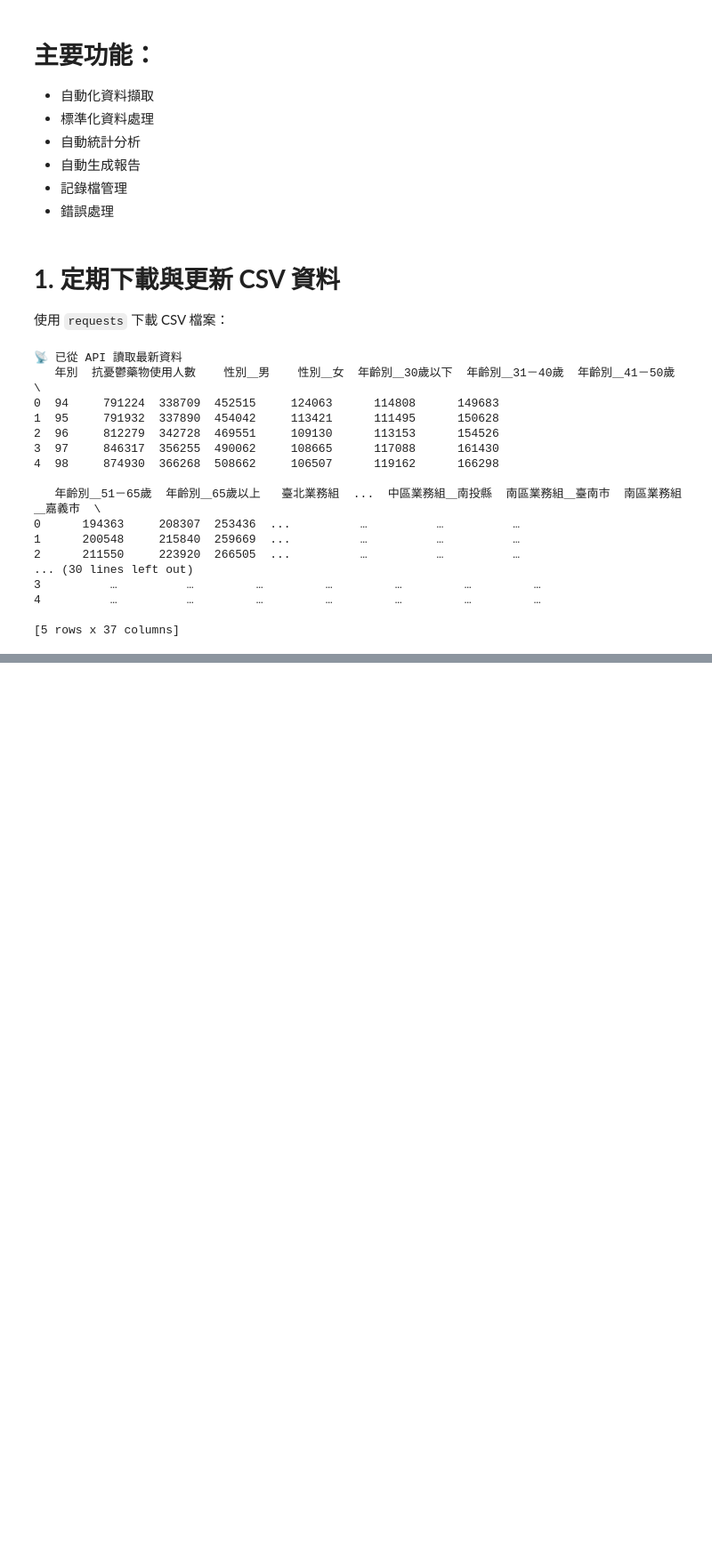
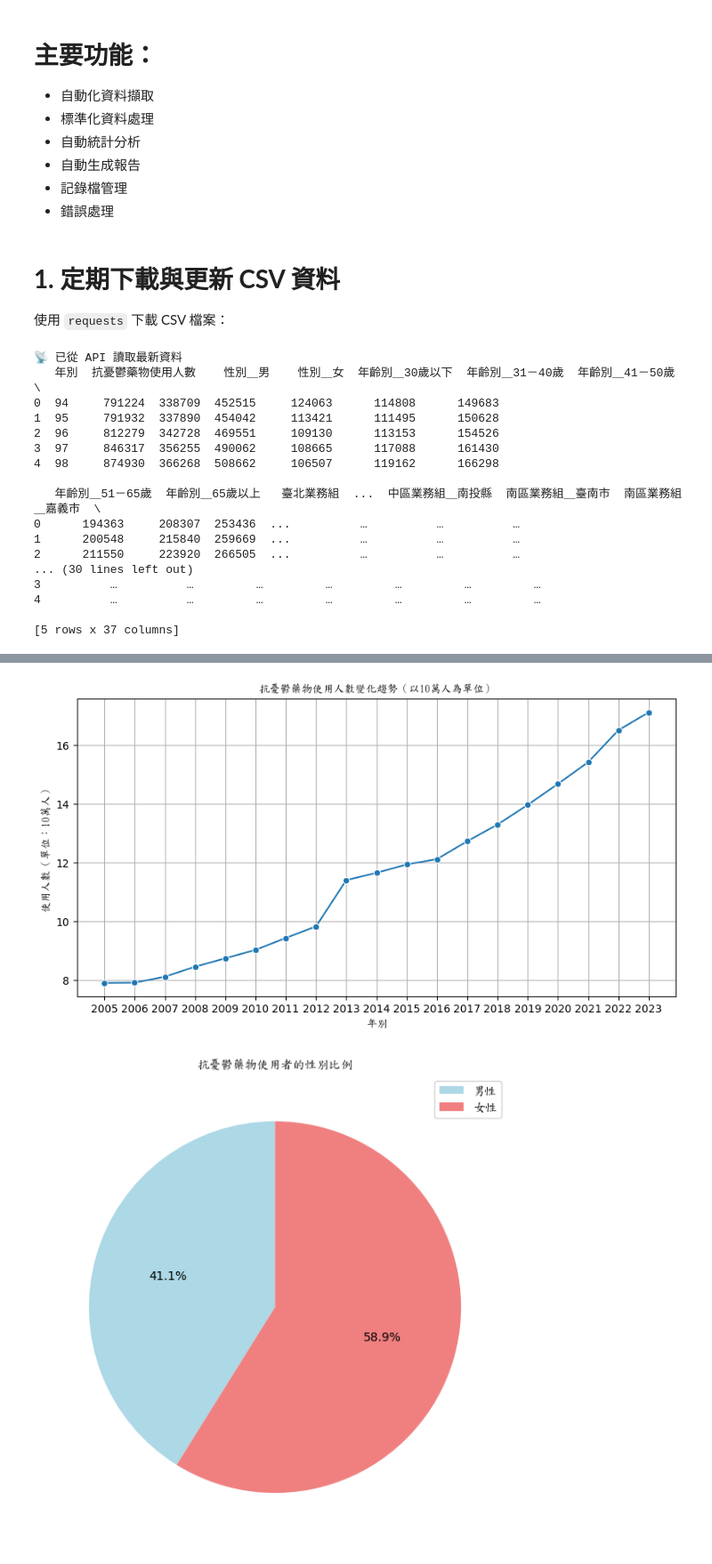
Before and after one commit to jeanbomb/Taiwan-antidepressant_usage, a Jupyter notebook: Taiwan antidepressant_usage.ipynb, the cells around one changed output, grey strips where cells are left out. Shown: that part at 89% size. Saved outputs shown, nothing was run; the diff lists cells and outputs as text; code cells hidden in the pictures; blank space fills up the shorter version.

Commit message:
Kaggle Notebook | 台灣抗憂鬱藥物使用人數 Taiwan antidepressant_usage | Version 4

```diff
--- a/Taiwan antidepressant_usage.ipynb
+++ b/Taiwan antidepressant_usage.ipynb
@@ -185,0 +98,19 @@ while True:
+# %%
+# 檢查缺失值
+print(df.isnull().sum())
+
+# 重新命名欄位以避免亂碼
+df = df.rename(columns=lambda x: x.strip().replace("＿", "_"))
+
+# 轉換年別為西元年
+df["年別"] = (df["年別"] + 1911).astype(int)
+
+# 轉換性別數據格式
+df["性別_男"] = df["性別_男"].astype(int)
+df["性別_女"] = df["性別_女"].astype(int)
+
+# 移除不必要的行政區欄位
+drop_columns = [col for col in df.columns if "業務組" in col]
+df_cleaned = df.drop(columns=drop_columns)
+
+print("✅ 資料清理完成")
@@ -185,0 +141,55 @@ while True:
+# %%
+import pandas as pd
+import matplotlib.pyplot as plt
+import seaborn as sns
+from matplotlib.font_manager import FontProperties
+from matplotlib import rcParams
+import warnings
+warnings.filterwarnings("ignore", category=FutureWarning)
+
+
+# 設定字型
+font = FontProperties(fname='/kaggle/input/fontchinese/Open_Data/Fonts/TW-Kai-98_1.ttf')
+
+# 確保 matplotlib 使用正確的字型並支援負號顯示
+rcParams['font.family'] = font.get_name()  # 設定字型為 Noto Sans TC
+rcParams['axes.unicode_minus'] = False  # 設定避免負號顯示為方塊
+
+# 1️ 資料概覽與統計
+print("基本統計資訊:\n", df_cleaned.describe())
+print("\n資料型態:\n", df_cleaned.dtypes)
+
+# 2️ 趨勢分析（抗憂鬱藥物使用人數隨時間變化）
+plt.figure(figsize=(10, 5))
+sns.lineplot(data=df_cleaned, x="年別", y=df_cleaned["抗憂鬱藥物使用人數"] / 100000, marker="o")  # 除以100,000
+plt.xticks(df_cleaned["年別"].unique())  # 顯示所有年份
+plt.title("抗憂鬱藥物使用人數變化趨勢（以10萬人為單位）", fontproperties=font)
+plt.xlabel("年別", fontproperties=font)
+plt.ylabel("使用人數（單位：10萬人）", fontproperties=font)
+plt.grid()
+plt.show()
+
+# 3️ 性別比例分析
+plt.figure(figsize=(7, 7))
+labels = ["男性", "女性"]
+sizes = [df_cleaned["性別_男"].sum() / 100000, df_cleaned["性別_女"].sum() / 100000]  # 除以100,000
+colors = ["lightblue", "lightcoral"]
+plt.pie(sizes, autopct='%1.1f%%', colors=colors, startangle=90)
+# 設定圖例顯示中文字
+plt.legend(labels=labels, prop=font)
+plt.title("抗憂鬱藥物使用者的性別比例", fontproperties=font)
+plt.show()
+
+# 4️ 年齡層分析
+age_groups = ["年齡別_30歲以下", "年齡別_31－40歲", "年齡別_41－50歲", "年齡別_51－65歲", "年齡別_65歲以上"]
+df_age = df_cleaned.melt(id_vars=["年別"], value_vars=age_groups, var_name="年齡層", value_name="使用人數")
+plt.figure(figsize=(10, 5))
+sns.lineplot(data=df_age, x="年別", y=df_age["使用人數"] / 100000, hue="年齡層", marker="o")  # 除以100,000
+plt.xticks(df_cleaned["年別"].unique())  # 顯示所有年份
+plt.title("不同年齡層的抗憂鬱藥物使用趨勢（以10萬人為單位）", fontproperties=font)
+plt.xlabel("年別", fontproperties=font)
+plt.ylabel("使用人數（單位：10萬人）", fontproperties=font)
+plt.legend(prop=font)
+plt.grid()
+plt.show()
+# %% [output]
@@ -185,0 +213,2 @@ while True:
+[figure, added]
+[figure, added]
```
Also changed, not shown: parts of 17 cells of this notebook.
